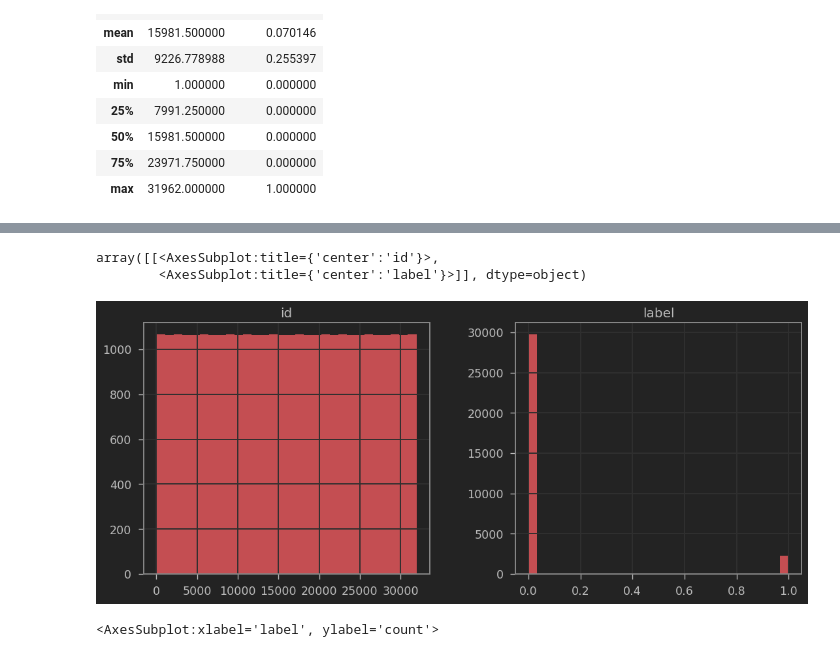
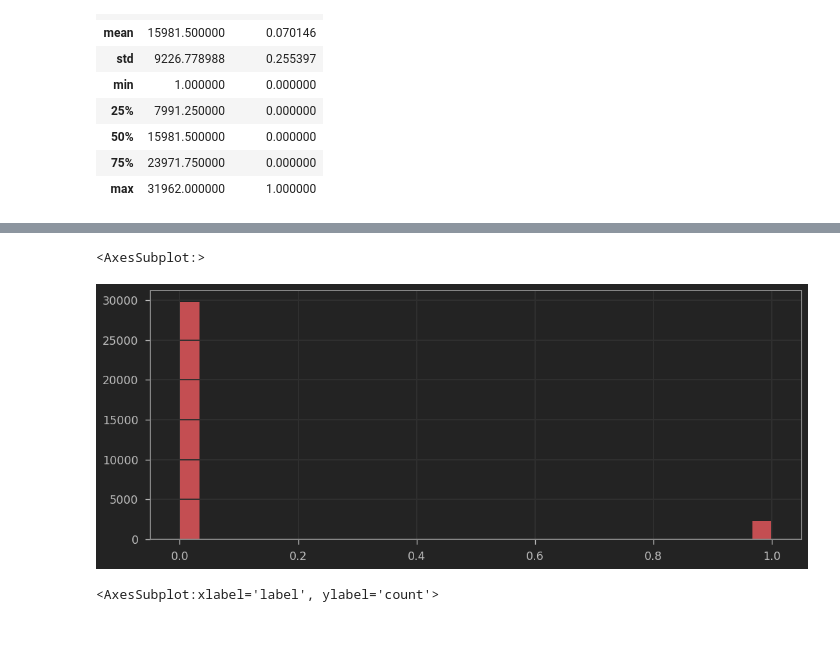
Before and after one commit to mitzu-93/twitter-sentiment, a Jupyter notebook: sentiment-analysis.ipynb, the cells around one changed output, grey strips where cells are left out. Cells and saved outputs as stored; diff of their text form; code cells hidden in the pictures.

Commit message:
added visualisation, split df into pos and neg

```diff
--- a/sentiment-analysis.ipynb
+++ b/sentiment-analysis.ipynb
@@ -99,11 +99,10 @@ sns.heatmap(twitter_df.isnull(), yticklabels=False, cbar=False)
 # %%
 #plotting a histogram
 #the results suggest we have an overwhelming amount of positive/neutral tweets
-twitter_df.hist(bins=30, figsize=(13,5), color='r')
+twitter_df['label'].hist(bins=30, figsize=(13,5), color='r')
 # %% [output]
-array([[<AxesSubplot:title={'center':'id'}>,
-        <AxesSubplot:title={'center':'label'}>]], dtype=object)
+<AxesSubplot:>
-[figure, old version]
+[figure, new version]
 # %%
 #same as above in seaborn
 sns.countplot(twitter_df['label'], label='Count')
```
Also changed, not shown: parts of 13 cells of this notebook.
